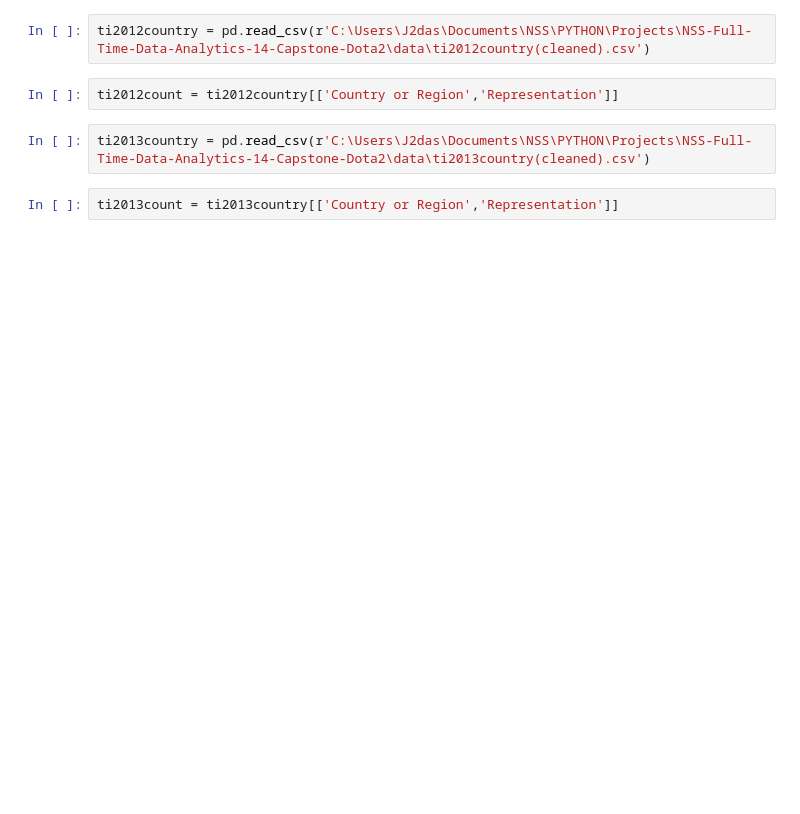
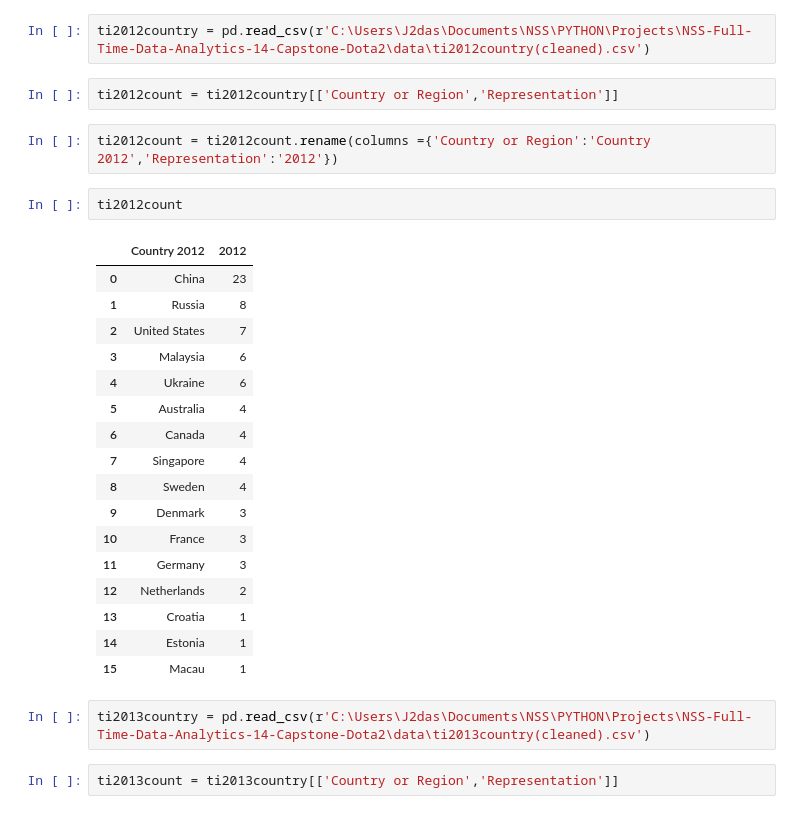
Before and after one commit to j2das1/NSS-Full-Time-Data-Analytics-14-Capstone-Dota2, a Jupyter notebook: Notebooks/capstone-project.ipynb, the cells around one changed output. Drawn from its saved outputs; the diff is of its cells as text; blank space fills up the shorter version.

```diff
--- a/Notebooks/capstone-project.ipynb
+++ b/Notebooks/capstone-project.ipynb
@@ -37,6 +55,28 @@ ti2011count
 ti2012country = pd.read_csv(r'C:\Users\J2das\Documents\NSS\PYTHON\Projects\NSS-Full-Time-Data-Analytics-14-Capstone-Dota2\data\ti2012country(cleaned).csv')
 # %%
 ti2012count = ti2012country[['Country or Region','Representation']]
+# %%
+ti2012count = ti2012count.rename(columns ={'Country or Region':'Country 2012','Representation':'2012'})
+# %%
+ti2012count
+# %% [output]
+|  | Country 2012 | 2012 |
+| 0 | China | 23 |
+| 1 | Russia | 8 |
+| 2 | United States | 7 |
+| 3 | Malaysia | 6 |
+| 4 | Ukraine | 6 |
+| 5 | Australia | 4 |
+| 6 | Canada | 4 |
+| 7 | Singapore | 4 |
+| 8 | Sweden | 4 |
+| 9 | Denmark | 3 |
+| 10 | France | 3 |
+| 11 | Germany | 3 |
+| 12 | Netherlands | 2 |
+| 13 | Croatia | 1 |
+| 14 | Estonia | 1 |
+| 15 | Macau | 1 |
 # %%
 ti2013country = pd.read_csv(r'C:\Users\J2das\Documents\NSS\PYTHON\Projects\NSS-Full-Time-Data-Analytics-14-Capstone-Dota2\data\ti2013country(cleaned).csv')
 # %%
```
Also changed, not shown: parts of 23 cells of this notebook, 1 other file.
